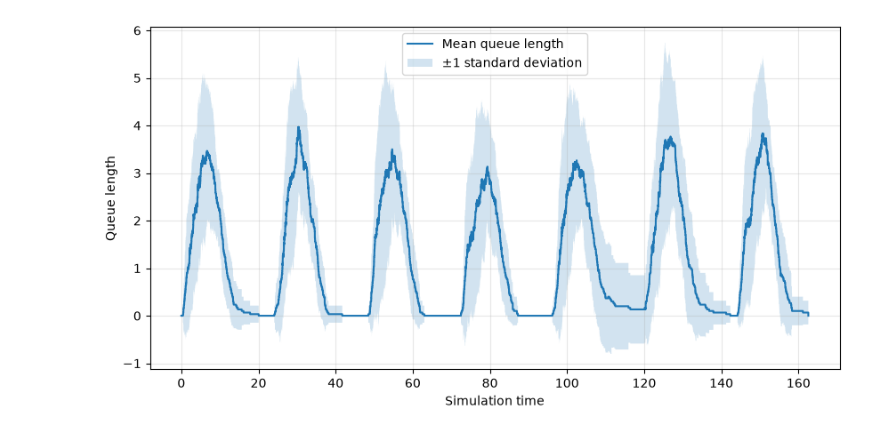
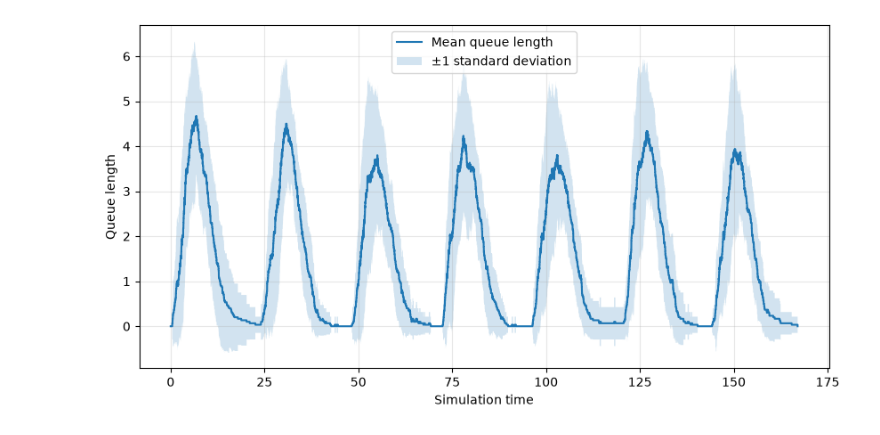
Before and after one commit to foldwalk/print_farm_simulation, a Jupyter notebook: plots.ipynb, the cells around one changed output. Saved outputs shown, nothing was run; the diff lists cells and outputs as text; code cells hidden in the pictures.

```diff
--- a/plots.ipynb
+++ b/plots.ipynb
@@ -77,8 +77,8 @@ def create_plots(run_path: str):
     plt.grid(alpha=0.3)
     plt.show()
 # %%
-run = "20261113-135307.npz"
+run = "20261113-142521.npz"
 
 create_plots(run)
 # %% [output]
-[figure, old version]
+[figure, new version]
```
Also changed, not shown: 2 other files.
